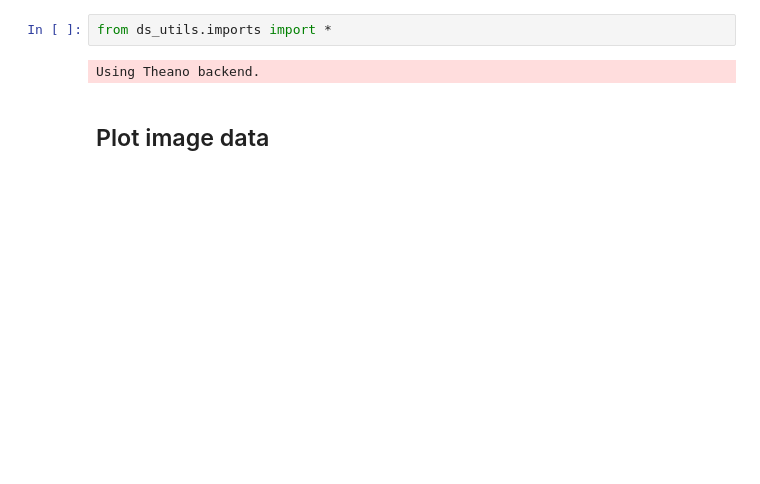
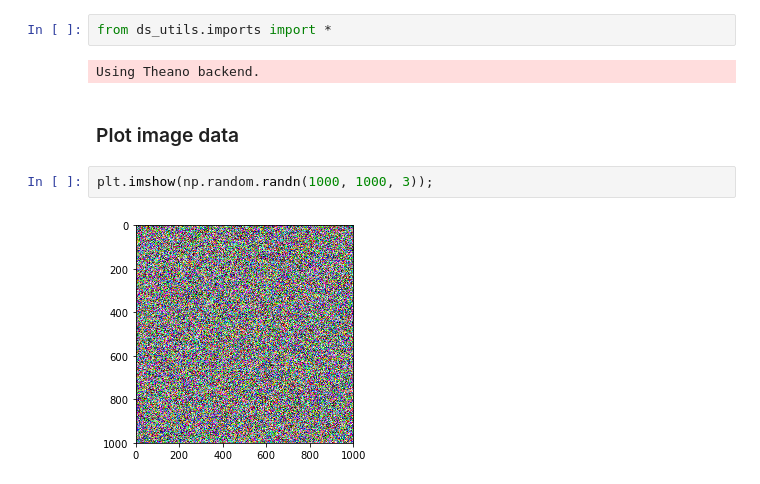
Before and after one commit to yang-zhang/code-data-science, a Jupyter notebook: python.ipynb, the cells around one changed output. Cells and saved outputs as stored; diff of their text form; blank space fills up the shorter version.

```diff
--- a/python.ipynb
+++ b/python.ipynb
@@ -3,4 +3,8 @@ from ds_utils.imports import *
 # %% [output]
 Using Theano backend.
 # %% [markdown]
-## Plot image data
+### Plot image data
+# %%
+plt.imshow(np.random.randn(1000, 1000, 3));
+# %% [output]
+[figure, added]
```
Also changed, not shown: parts of 5 cells of this notebook, 1 other file.
